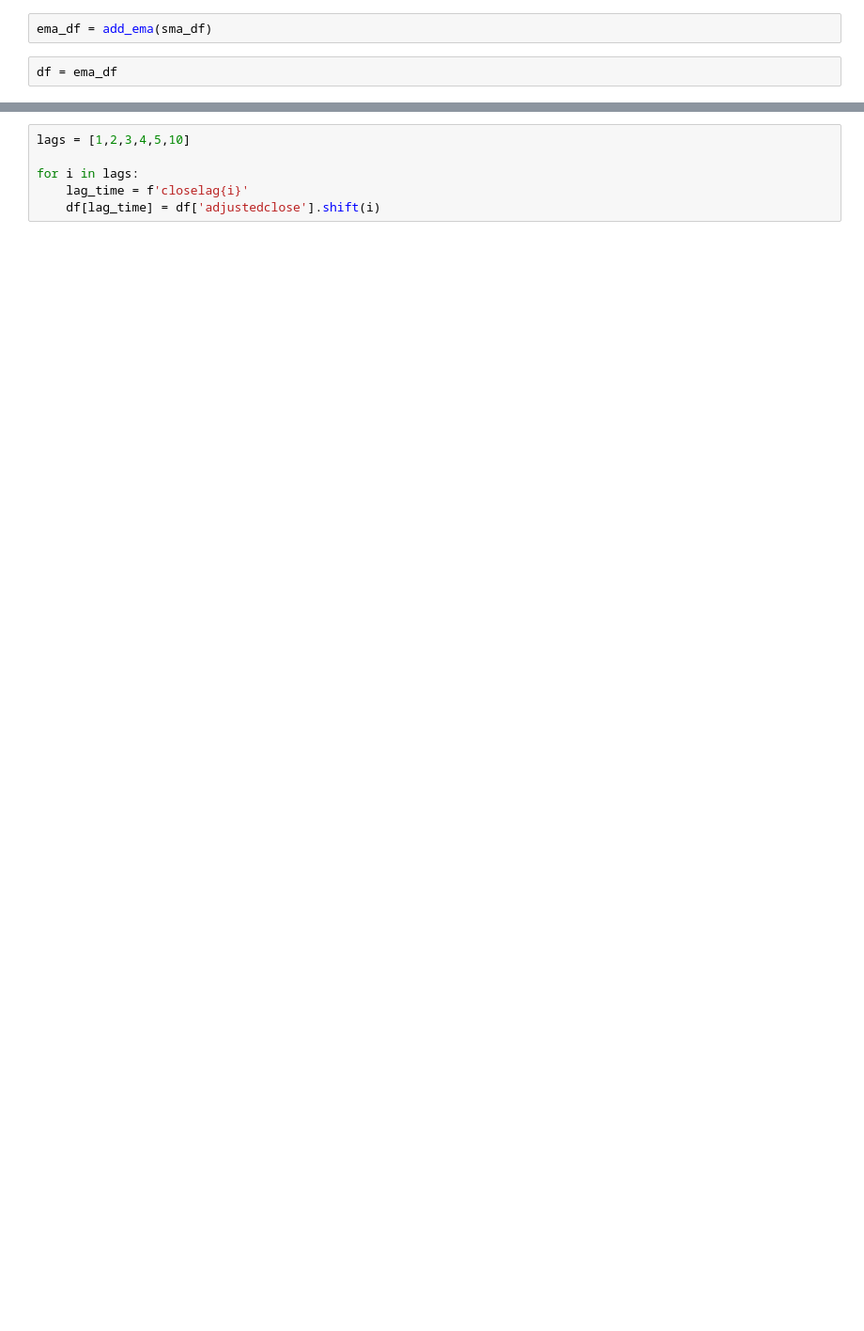
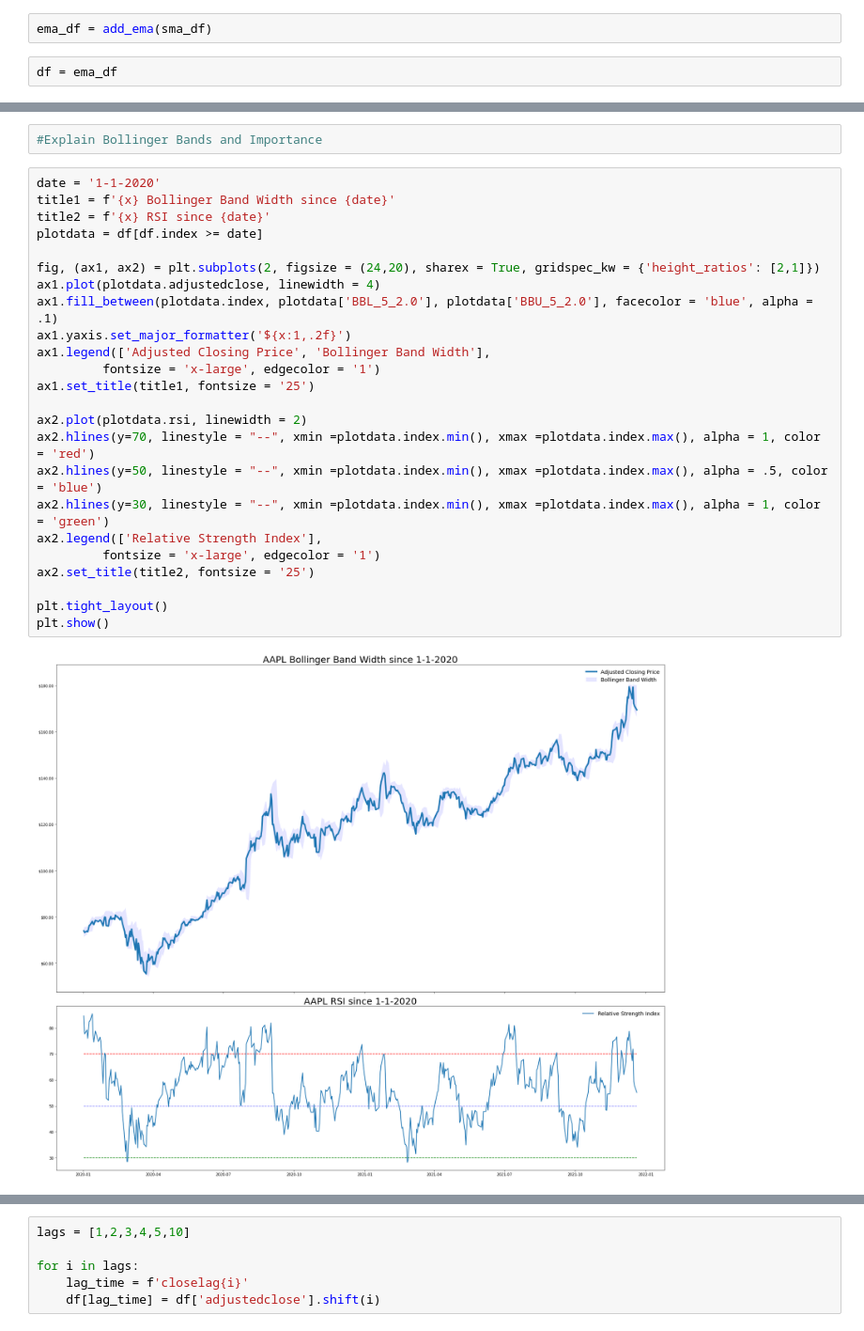
Before and after one commit to tjbray20/Market_Machine_Learning, a Jupyter notebook: MainNotebook.ipynb, the cells around one changed output, grey strips where cells are left out. Shown at 94% size. Cells and saved outputs as stored; diff of their text form; blank space fills up the shorter version.

```diff
--- a/MainNotebook.ipynb
+++ b/MainNotebook.ipynb
@@ -132,0 +134,28 @@ plt.show()
+# %%
+#Explain Bollinger Bands and Importance
+# %%
+date = '1-1-2020'
+title1 = f'{x} Bollinger Band Width since {date}'
+title2 = f'{x} RSI since {date}'
+plotdata = df[df.index >= date]
+
+fig, (ax1, ax2) = plt.subplots(2, figsize = (24,20), sharex = True, gridspec_kw = {'height_ratios': [2,1]})
+ax1.plot(plotdata.adjustedclose, linewidth = 4)
+ax1.fill_between(plotdata.index, plotdata['BBL_5_2.0'], plotdata['BBU_5_2.0'], facecolor = 'blue', alpha = .1)
+ax1.yaxis.set_major_formatter('${x:1,.2f}')
+ax1.legend(['Adjusted Closing Price', 'Bollinger Band Width'],
+         fontsize = 'x-large', edgecolor = '1')
+ax1.set_title(title1, fontsize = '25')
+
+ax2.plot(plotdata.rsi, linewidth = 2)
+ax2.hlines(y=70, linestyle = "--", xmin =plotdata.index.min(), xmax =plotdata.index.max(), alpha = 1, color = 'red')
+ax2.hlines(y=50, linestyle = "--", xmin =plotdata.index.min(), xmax =plotdata.index.max(), alpha = .5, color = 'blue')
+ax2.hlines(y=30, linestyle = "--", xmin =plotdata.index.min(), xmax =plotdata.index.max(), alpha = 1, color = 'green')
+ax2.legend(['Relative Strength Index'],
+         fontsize = 'x-large', edgecolor = '1')
+ax2.set_title(title2, fontsize = '25')
+
+plt.tight_layout()
+plt.show()
+# %% [output]
+[figure, added]
```
Also changed, not shown: parts of 27 cells of this notebook, 1 other file.
